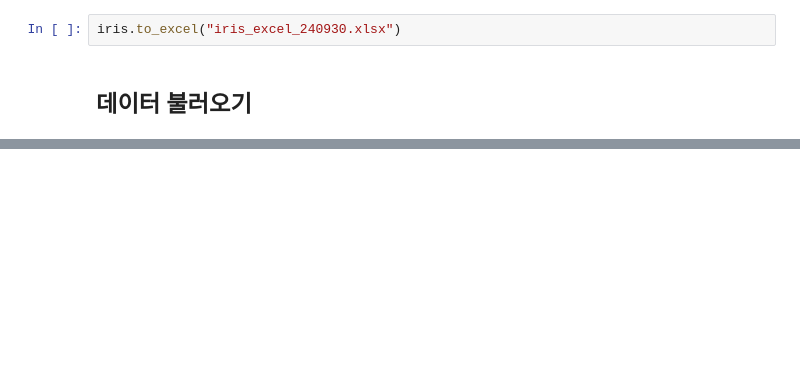
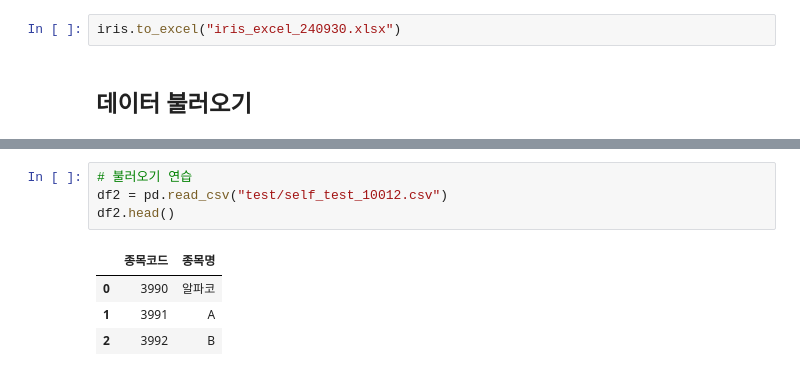
Before and after one commit to ws242/alphaco_924, a Jupyter notebook: S2_ds_basic/240930.ipynb, the cells around one changed output, grey strips where cells are left out. Saved outputs shown, nothing was run; the diff lists cells and outputs as text; blank space fills up the shorter version.

```diff
--- a/S2_ds_basic/240930.ipynb
+++ b/S2_ds_basic/240930.ipynb
@@ -274,3 +502,12 @@ df.head()
+# %%
+# 불러오기 연습
+df2 = pd.read_csv("test/self_test_10012.csv")
+df2.head()
+# %% [output]
+|  | 종목코드 | 종목명 |
+| 0 | 3990 | 알파코 |
+| 1 | 3991 | A |
+| 2 | 3992 | B |
 # %%
 import pandas as pd
 
```
Also changed, not shown: parts of 35 cells of this notebook, 21 other files.
